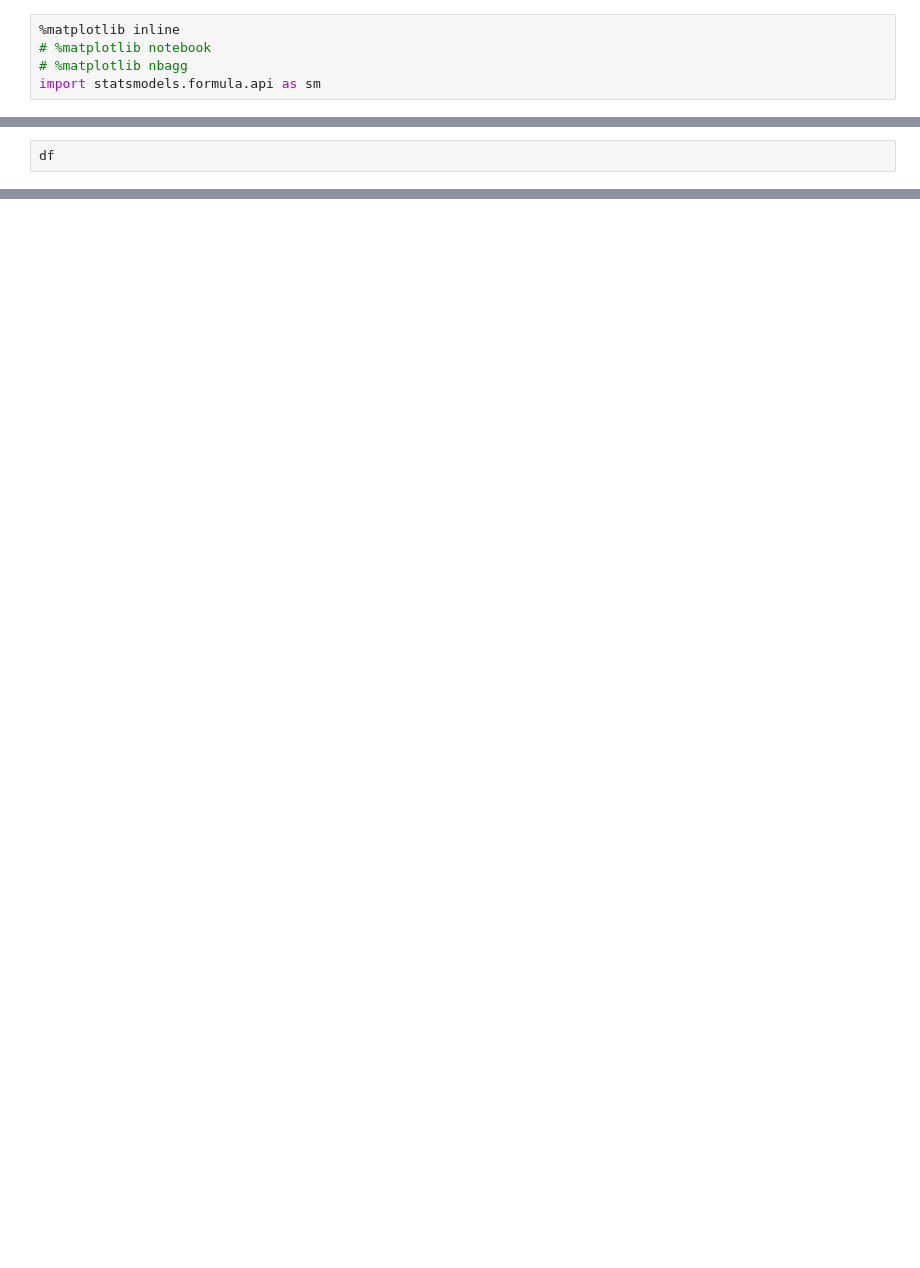
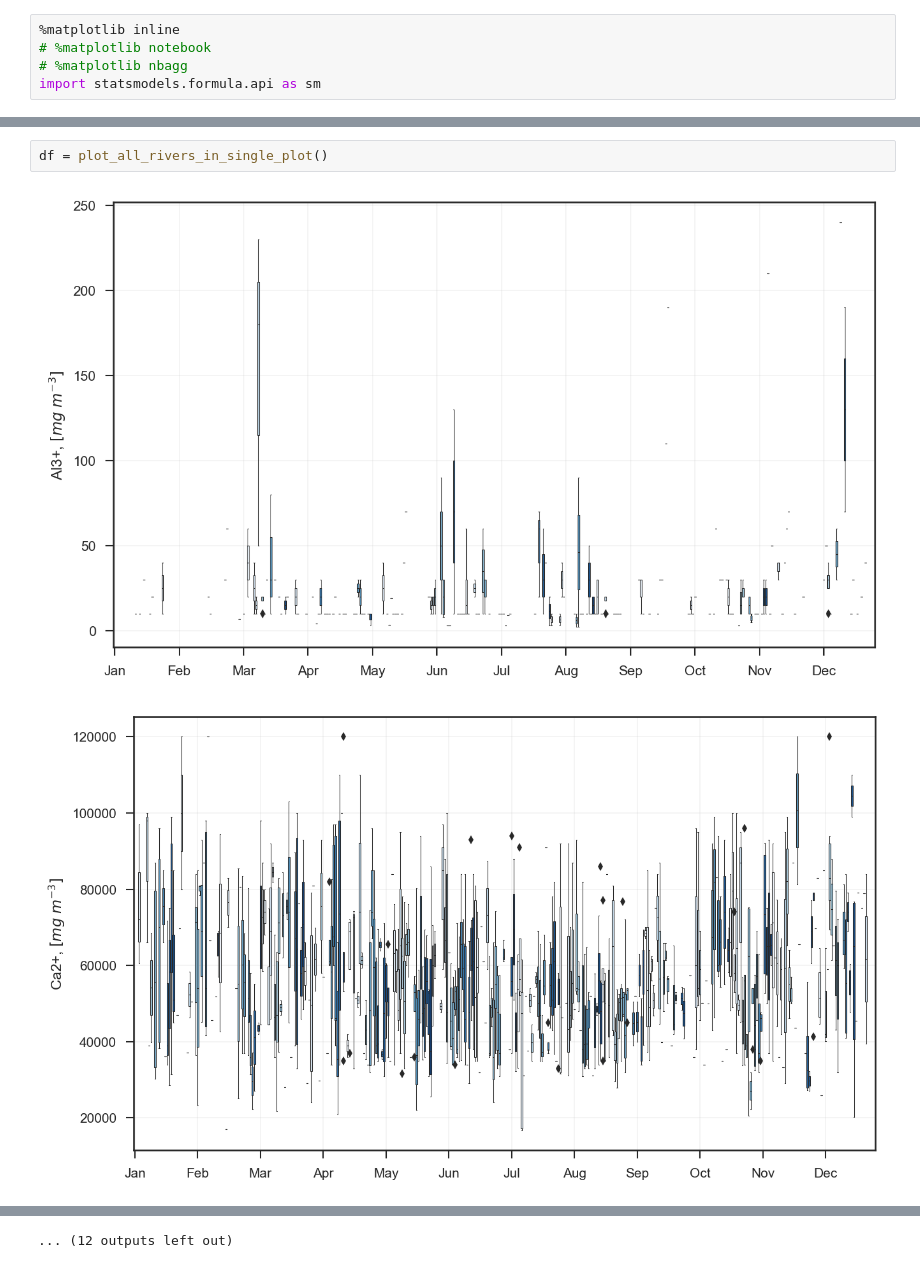
Before and after one commit to pycckuu/Great-Lakes-Data, a Jupyter notebook: post_proc_scripts/Data test 2.ipynb, the cells around one changed output, grey strips where cells are left out. Saved outputs shown, nothing was run; the diff lists cells and outputs as text; blank space fills up the shorter version.

```diff
--- a/post_proc_scripts/Data test 2.ipynb
+++ b/post_proc_scripts/Data test 2.ipynb
@@ -64,2 +14,5 @@ plt.close()
 # %%
-df
+df = plot_all_rivers_in_single_plot()
+# %% [output]
+[figure, added]
+[figure, added]
@@ -65,0 +29 @@ df
+... (12 outputs left out)
```
Also changed, not shown: parts of 18 cells of this notebook, 3 other files.
